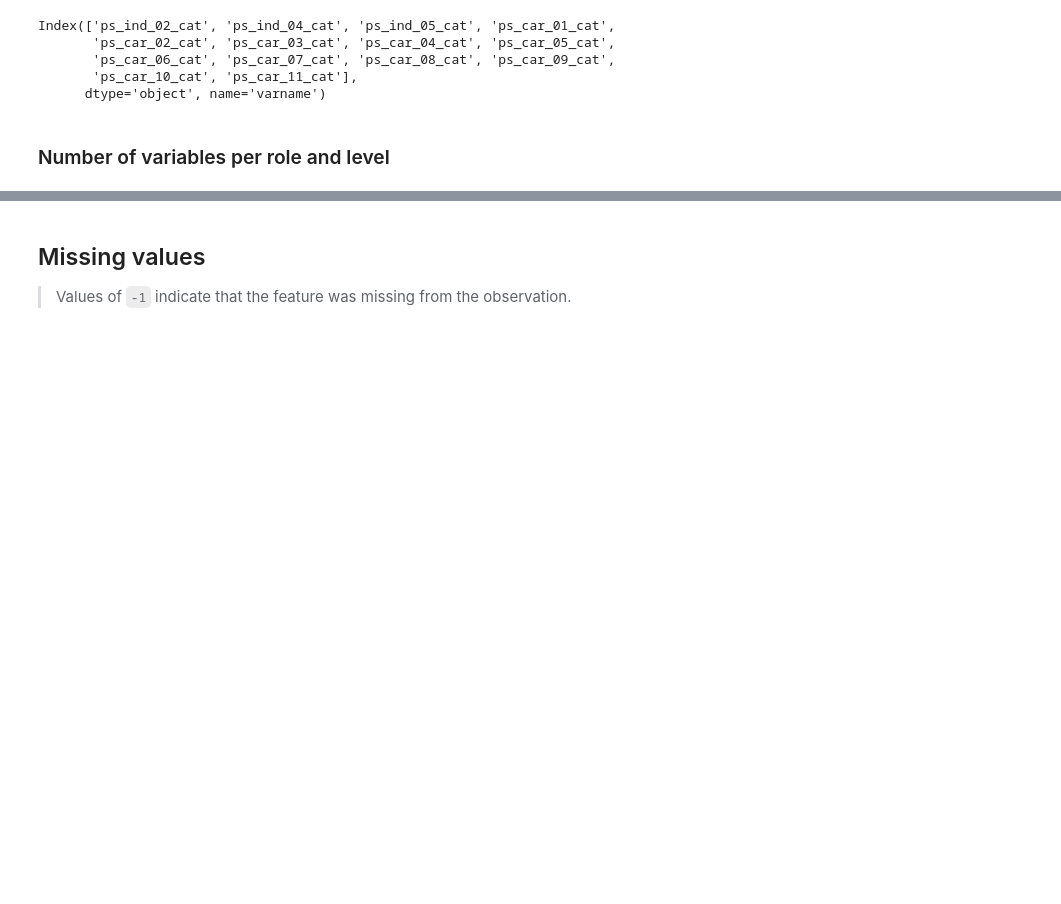
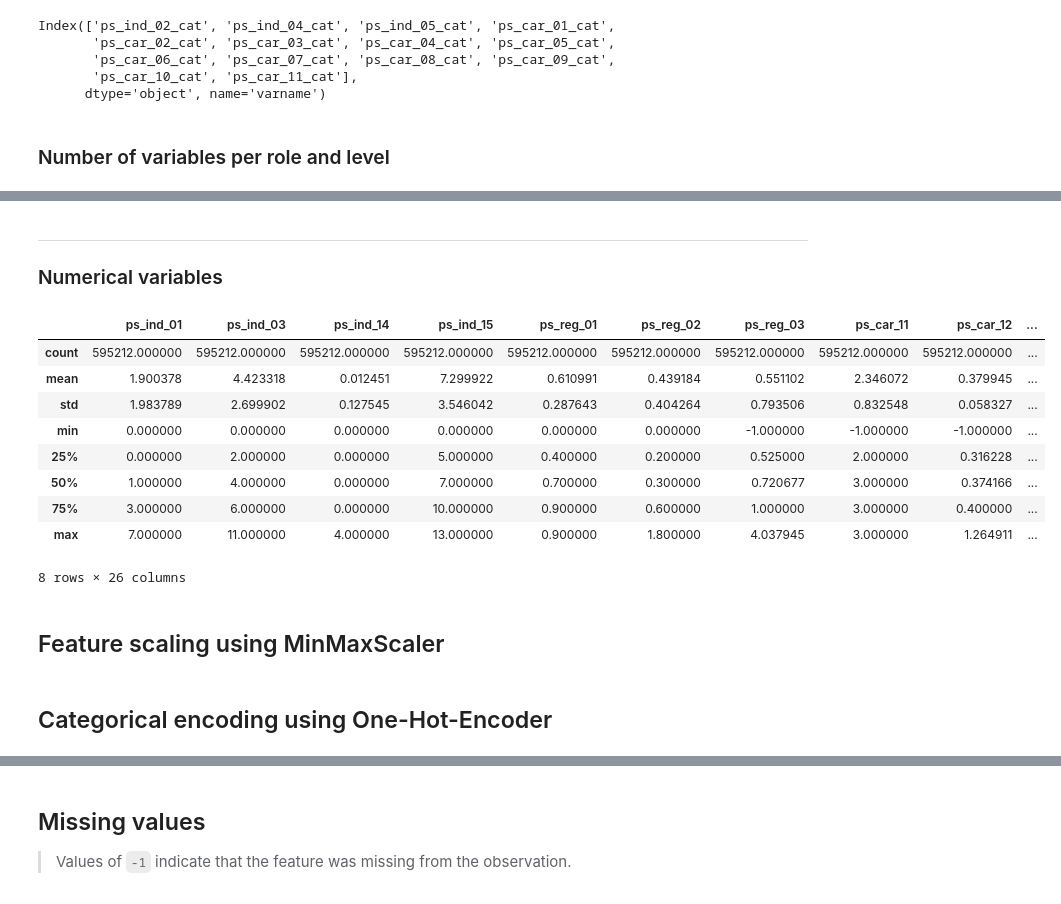
Before and after one commit to pessini/insurance-claim-prediction, a Jupyter notebook: safe-driver-prediction.ipynb, the cells around one changed output, grey strips where cells are left out. Saved outputs shown, nothing was run; the diff lists cells and outputs as text; code cells hidden in the pictures; blank space fills up the shorter version.

```diff
--- a/safe-driver-prediction.ipynb
+++ b/safe-driver-prediction.ipynb
@@ -231,0 +200,20 @@ pd.DataFrame({'count' : meta.groupby(['role', 'level'])['role'].size()}).reset_i
+# %% [markdown]
+---
+### Numerical variables
+# %%
+numerical_features = meta[(meta.level == 'numerical') & (meta.keep)].index
+train_df[numerical_features].describe()
+# %% [output]
+|  | ps_ind_01 | ps_ind_03 | ps_ind_14 | ps_ind_15 | ps_reg_01 | ps_reg_02 | ps_reg_03 | ps_car_11 | ps_car_12 | ... |
+| count | 595212.000000 | 595212.000000 | 595212.000000 | 595212.000000 | 595212.000000 | 595212.000000 | 595212.000000 | 595212.000000 | 595212.000000 | ... |
+| mean | 1.900378 | 4.423318 | 0.012451 | 7.299922 | 0.610991 | 0.439184 | 0.551102 | 2.346072 | 0.379945 | ... |
+| std | 1.983789 | 2.699902 | 0.127545 | 3.546042 | 0.287643 | 0.404264 | 0.793506 | 0.832548 | 0.058327 | ... |
+| min | 0.000000 | 0.000000 | 0.000000 | 0.000000 | 0.000000 | 0.000000 | -1.000000 | -1.000000 | -1.000000 | ... |
+| 25% | 0.000000 | 2.000000 | 0.000000 | 5.000000 | 0.400000 | 0.200000 | 0.525000 | 2.000000 | 0.316228 | ... |
+| 50% | 1.000000 | 4.000000 | 0.000000 | 7.000000 | 0.700000 | 0.300000 | 0.720677 | 3.000000 | 0.374166 | ... |
+| 75% | 3.000000 | 6.000000 | 0.000000 | 10.000000 | 0.900000 | 0.600000 | 1.000000 | 3.000000 | 0.400000 | ... |
+| max | 7.000000 | 11.000000 | 4.000000 | 13.000000 | 0.900000 | 1.800000 | 4.037945 | 3.000000 | 1.264911 | ... |
+8 rows × 26 columns
+# %% [markdown]
+<a id="2.2"></a>
+## Feature scaling using MinMaxScaler
@@ -231,0 +232,3 @@ pd.DataFrame({'count' : meta.groupby(['role', 'level'])['role'].size()}).reset_i
+# %% [markdown]
+<a id="2.3"></a>
+## Categorical encoding using One-Hot-Encoder
```
Also changed, not shown: parts of 30 cells of this notebook.
